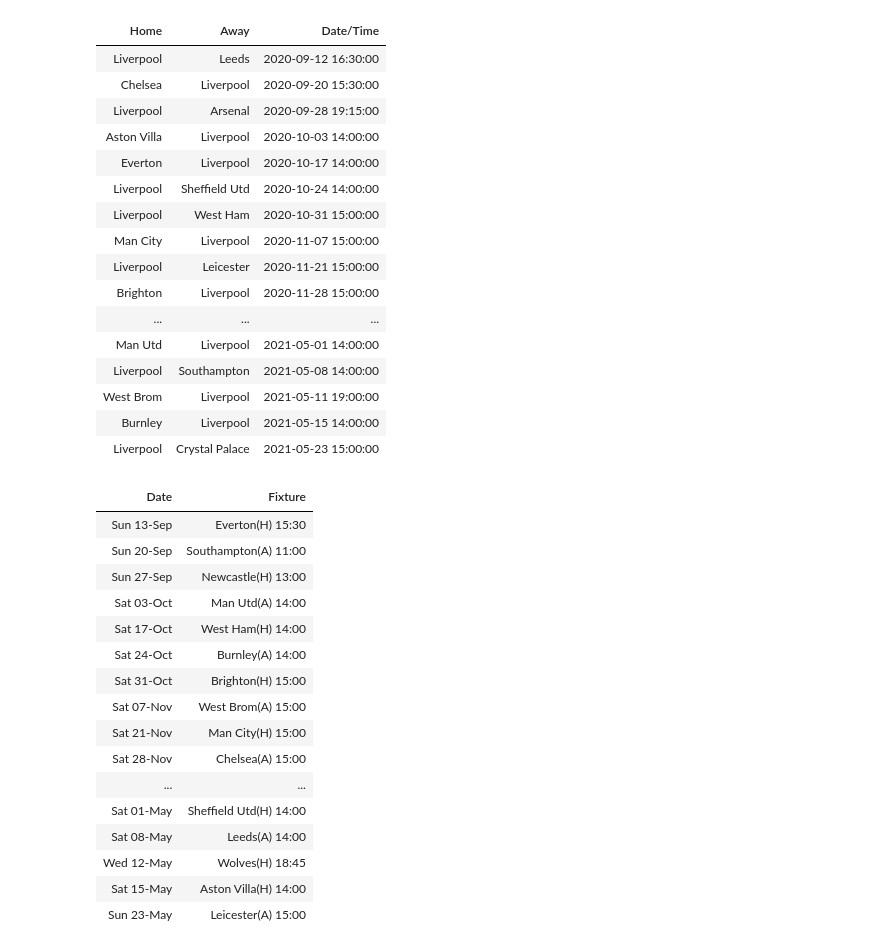
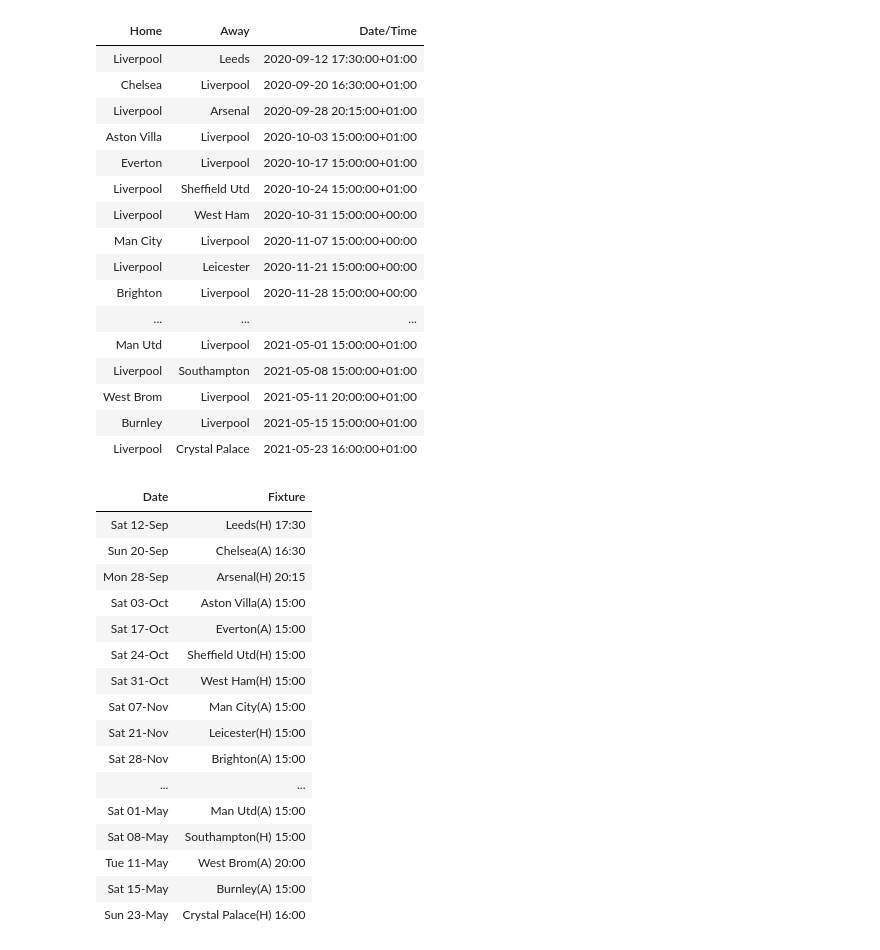
Before and after one commit to gowen100/Public-Code, a Jupyter notebook: PremierLeagueFixturesfromAPItoExcel.ipynb, the cells around one changed output. Cells and saved outputs as stored; diff of their text form; code cells hidden in the pictures.

```diff
--- a/PremierLeagueFixturesfromAPItoExcel.ipynb
+++ b/PremierLeagueFixturesfromAPItoExcel.ipynb
@@ -31,7 +33,9 @@ team = "Liverpool"
 
 #tidy up the dataframe and parse the dates (works beter outside the loop)
 dfFixtures = pd.DataFrame(fixture_list,columns=["Home","Away","Date/Time"])
-dfFixtures["Date/Time"] = pd.to_datetime(dfFixtures["Date/Time"],format="%Y-%m-%dT%H:%M:%SZ")
+dfFixtures["Date/Time"] = pd.to_datetime(dfFixtures["Date/Time"],format="%Y-%m-%dT%H:%M:%S",utc=True)
+#map to local time
+dfFixtures["Date/Time"]= dfFixtures["Date/Time"][2:].map(lambda x :x.astimezone(tz.tzlocal()))
 
 teamFixtures = dfFixtures[(dfFixtures["Home"]==team) | (dfFixtures["Away"]==team)]
 
@@ -42,63 +46,63 @@ display(teamFixtures.style.hide_index())
 #sht.range('A1').options(index=False).value = teamFixtures
 # %% [output]
 | Home | Away | Date/Time |
-| Liverpool | Leeds | 2020-09-12 16:30:00 |
-| Chelsea | Liverpool | 2020-09-20 15:30:00 |
-| Liverpool | Arsenal | 2020-09-28 19:15:00 |
-| Aston Villa | Liverpool | 2020-10-03 14:00:00 |
-| Everton | Liverpool | 2020-10-17 14:00:00 |
-| Liverpool | Sheffield Utd | 2020-10-24 14:00:00 |
-| Liverpool | West Ham | 2020-10-31 15:00:00 |
-| Man City | Liverpool | 2020-11-07 15:00:00 |
-| Liverpool | Leicester | 2020-11-21 15:00:00 |
-| Brighton | Liverpool | 2020-11-28 15:00:00 |
+| Liverpool | Leeds | 2020-09-12 17:30:00+01:00 |
+| Chelsea | Liverpool | 2020-09-20 16:30:00+01:00 |
+| Liverpool | Arsenal | 2020-09-28 20:15:00+01:00 |
+| Aston Villa | Liverpool | 2020-10-03 15:00:00+01:00 |
+| Everton | Liverpool | 2020-10-17 15:00:00+01:00 |
+| Liverpool | Sheffield Utd | 2020-10-24 15:00:00+01:00 |
+| Liverpool | West Ham | 2020-10-31 15:00:00+00:00 |
+| Man City | Liverpool | 2020-11-07 15:00:00+00:00 |
+| Liverpool | Leicester | 2020-11-21 15:00:00+00:00 |
+| Brighton | Liverpool | 2020-11-28 15:00:00+00:00 |
 | ... | ... | ... |
-| Man Utd | Liverpool | 2021-05-01 14:00:00 |
-| Liverpool | Southampton | 2021-05-08 14:00:00 |
-| West Brom | Liverpool | 2021-05-11 19:00:00 |
-| Burnley | Liverpool | 2021-05-15 14:00:00 |
-| Liverpool | Crystal Palace | 2021-05-23 15:00:00 |
+| Man Utd | Liverpool | 2021-05-01 15:00:00+01:00 |
+| Liverpool | Southampton | 2021-05-08 15:00:00+01:00 |
+| West Brom | Liverpool | 2021-05-11 20:00:00+01:00 |
+| Burnley | Liverpool | 2021-05-15 15:00:00+01:00 |
+| Liverpool | Crystal Palace | 2021-05-23 16:00:00+01:00 |
 # %%
 # Attempt 2 - create a custom output format and iterate over the fixture list
 #define the team you want
-team = "Spurs"
-
+team = "Liverpool"
+utc = pytz.utc
 #first define the function for the custom output text
 def format_fixture(x,team):
     home=x[0]
     away=x[1]
-    date = dt.datetime.strptime(x[2],"%Y-%m-%dT%H:%M:%SZ")
+    date = utc.localize(dt.datetime.strptime(x[2],"%Y-%m-%dT%H:%M:%SZ")).astimezone(tz.tzlocal())
     if home ==team:
         return ["{}".format(dt.datetime.strftime(date,"%a %d-%b"))," {}(H) {}".format(away,dt.datetime.strftime(date,"%H:%M"))]
     elif away ==team:
         return ["{}".format(dt.datetime.strftime(date,"%a %d-%b"))," {}(A) {}".format(home,dt.datetime.strftime(date,"%H:%M"))]
 
 #conditonal formatting function
 def home_bold(val):
     bold = 'bold' if "(H)" in val  else ''
     return 'font-weight:{}'.format(bold)
 
 #then put through some pythonic loops to get a dataframe of date and fixture
 
 output = [format_fixture(x,team) for x in fixture_list[2:] if format_fixture(x,team) != None]
 
 #print ditching the index and using contitional format
 pd.DataFrame(output,columns=["Date","Fixture"]).style.hide_index().applymap(home_bold)
 # %% [output]
 | Date | Fixture |
-| Sun 13-Sep | Everton(H) 15:30 |
-| Sun 20-Sep | Southampton(A) 11:00 |
-| Sun 27-Sep | Newcastle(H) 13:00 |
-| Sat 03-Oct | Man Utd(A) 14:00 |
-| Sat 17-Oct | West Ham(H) 14:00 |
-| Sat 24-Oct | Burnley(A) 14:00 |
-| Sat 31-Oct | Brighton(H) 15:00 |
-| Sat 07-Nov | West Brom(A) 15:00 |
-| Sat 21-Nov | Man City(H) 15:00 |
-| Sat 28-Nov | Chelsea(A) 15:00 |
+| Sat 12-Sep | Leeds(H) 17:30 |
+| Sun 20-Sep | Chelsea(A) 16:30 |
+| Mon 28-Sep | Arsenal(H) 20:15 |
+| Sat 03-Oct | Aston Villa(A) 15:00 |
+| Sat 17-Oct | Everton(A) 15:00 |
+| Sat 24-Oct | Sheffield Utd(H) 15:00 |
+| Sat 31-Oct | West Ham(H) 15:00 |
+| Sat 07-Nov | Man City(A) 15:00 |
+| Sat 21-Nov | Leicester(H) 15:00 |
+| Sat 28-Nov | Brighton(A) 15:00 |
 | ... | ... |
-| Sat 01-May | Sheffield Utd(H) 14:00 |
-| Sat 08-May | Leeds(A) 14:00 |
-| Wed 12-May | Wolves(H) 18:45 |
-| Sat 15-May | Aston Villa(H) 14:00 |
-| Sun 23-May | Leicester(A) 15:00 |
+| Sat 01-May | Man Utd(A) 15:00 |
+| Sat 08-May | Southampton(H) 15:00 |
+| Tue 11-May | West Brom(A) 20:00 |
+| Sat 15-May | Burnley(A) 15:00 |
+| Sun 23-May | Crystal Palace(H) 16:00 |
```
Also changed, not shown: parts of 2 cells of this notebook.
